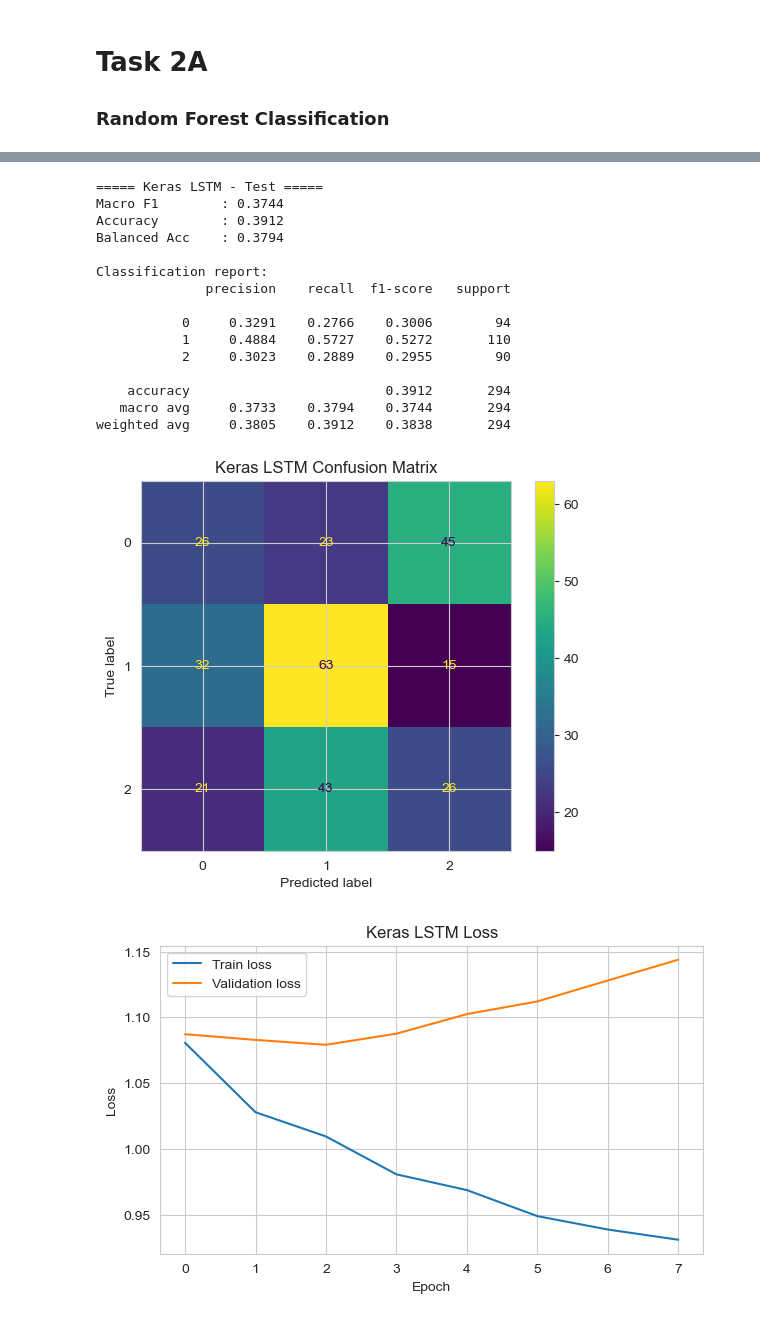
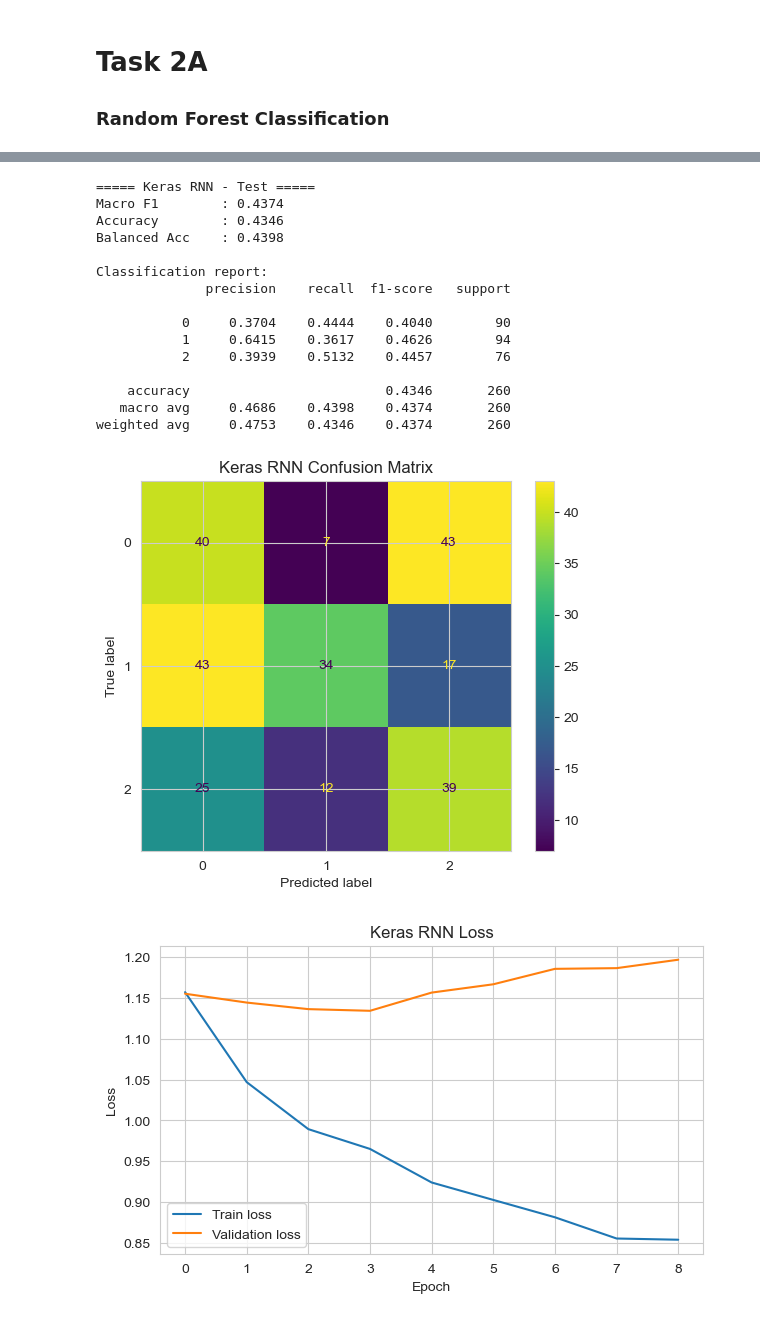
Before and after one commit to yaraberkelmans/symmetrical-guacamole, a Jupyter notebook: DataMining_A1.ipynb, the cells around one changed output, grey strips where cells are left out. Cells and saved outputs as stored; diff of their text form; code cells hidden in the pictures.

```diff
--- a/DataMining_A1.ipynb
+++ b/DataMining_A1.ipynb
@@ -464,23 +472,27 @@ NameError: name 'np' is not defined
 
 rf_data = df_model.copy().sort_values(["id", "date"]).reset_index(drop=True)
 
-gss = GroupShuffleSplit(n_splits=1, test_size=0.25, random_state=SEED)
+gss = GroupShuffleSplit(n_splits=1, test_size=0.20, random_state=SEED)
 train_idx, test_idx = next(gss.split(rf_data, groups=rf_data["id"]))
 
+# create train and test sets
 rf_train = rf_data.iloc[train_idx].copy()
 rf_test  = rf_data.iloc[test_idx].copy()
 
 rf_edges = make_class_bins_from_train(rf_train["target_mood"].values, n_classes=N_CLASSES)
+
+# apply bins to create labels
 rf_train["target_class"] = apply_bins(rf_train["target_mood"], rf_edges)
 rf_test["target_class"]  = apply_bins(rf_test["target_mood"], rf_edges)
 
+# define features and targets
 X_train_rf = rf_train[feat_cols_model]
 y_train_rf = rf_train["target_class"]
 groups_rf  = rf_train["id"]
-
 X_test_rf = rf_test[feat_cols_model]
 y_test_rf = rf_test["target_class"]
 
+# check shapes and bin edges
 print("RF train shape:", X_train_rf.shape)
 print("RF test shape :", X_test_rf.shape)
 print("Class bin edges:", rf_edges)
@@ -586,29 +567,29 @@ weighted avg     0.1866    0.4320    0.2606       294
 # %%
-# ===== 2A - Keras temporal data prep =====
-# daily_final should be your daily time-series dataframe from earlier steps
-# expected columns include: id, date, mood, and daily predictors
+#  Keras temporal data prep
 
-SEQ_LEN = WINDOW if "WINDOW" in globals() else 3
+SEQ_LEN = WINDOW
 
 rnn_feature_cols = [c for c in daily_final.columns if c not in ["id", "date", "mood"]]
 rnn_base = daily_final.copy().sort_values(["id", "date"]).reset_index(drop=True)
 
-# use same subject split as RF for fair comparison
 train_subjects = set(rf_train["id"].unique())
 test_subjects = set(rf_test["id"].unique())
 
 rnn_train_base = rnn_base[rnn_base["id"].isin(train_subjects)].copy()
 rnn_test_base  = rnn_base[rnn_base["id"].isin(test_subjects)].copy()
 
-# build class bins from TRAIN ONLY
+# build class bins
 rnn_edges = make_class_bins_from_train(rnn_train_base["mood"].values, n_classes=N_CLASSES)
 
-# scale on TRAIN ONLY
+# scaling on train
 scaler_rnn = StandardScaler()
 rnn_train_base[rnn_feature_cols] = scaler_rnn.fit_transform(rnn_train_base[rnn_feature_cols])
 rnn_test_base[rnn_feature_cols]  = scaler_rnn.transform(rnn_test_base[rnn_feature_cols])
 
 def build_sequences(df_daily, feature_cols, seq_len, class_edges):
+    """
+    Convert daily time-series data into fixed-length sequences for RNN training
+    """
     X_seq, y_seq, ids_seq, dates_seq = [], [], [], []
 
     for pid, g in df_daily.groupby("id"):
@@ -648,6 +629,5 @@ Test class counts : {0: 94, 1: 110, 2: 90}
 # %%
-# ===== 2A - Keras RNN/LSTM model =====
-from sklearn.utils.class_weight import compute_class_weight
+# RNN model
 
 classes = np.arange(N_CLASSES)
 class_weights = compute_class_weight(
@@ -659,7 +639,7 @@ class_weight_dict = {i: w for i, w in enumerate(class_weights)}
 print("Class weights:", class_weight_dict)
 
 model = Sequential([
-    LSTM(64, input_shape=(X_train_seq.shape[1], X_train_seq.shape[2])),
+    SimpleRNN(64, input_shape=(X_train_seq.shape[1], X_train_seq.shape[2])),
     Dropout(0.2),
     Dense(32, activation="relu"),
     Dense(N_CLASSES, activation="softmax")
@@ -727,49 +709,49 @@ Epoch 8/30
 # %%
-# ===== 2A - evaluate Keras model =====
+# evaluate
 y_prob_rnn = model.predict(X_test_seq, verbose=0)
 y_pred_rnn = np.argmax(y_prob_rnn, axis=1)
 
-print_eval("Keras LSTM - Test", y_test_seq, y_pred_rnn)
+print_eval("Keras RNN - Test", y_test_seq, y_pred_rnn)
 
 cm_rnn = confusion_matrix(y_test_seq, y_pred_rnn)
 disp = ConfusionMatrixDisplay(confusion_matrix=cm_rnn)
 disp.plot()
-plt.title("Keras LSTM Confusion Matrix")
+plt.title("Keras RNN Confusion Matrix")
 plt.show()
 
-# ===== 2A - Keras training curves =====
+# training curves
 plt.figure(figsize=(7, 4))
 plt.plot(history.history["loss"], label="Train loss")
 plt.plot(history.history["val_loss"], label="Validation loss")
 plt.legend()
-plt.title("Keras LSTM Loss")
+plt.title("Keras RNN Loss")
 plt.xlabel("Epoch")
 plt.ylabel("Loss")
 plt.show()
 
 plt.figure(figsize=(7, 4))
 plt.plot(history.history["accuracy"], label="Train accuracy")
 plt.plot(history.history["val_accuracy"], label="Validation accuracy")
 plt.legend()
-plt.title("Keras LSTM Accuracy")
+plt.title("Keras RNN Accuracy")
 plt.xlabel("Epoch")
 plt.ylabel("Accuracy")
 plt.show()
 # %% [output]
-===== Keras LSTM - Test =====
-Macro F1        : 0.3744
-Accuracy        : 0.3912
-Balanced Acc    : 0.3794
+===== Keras RNN - Test =====
+Macro F1        : 0.4374
+Accuracy        : 0.4346
+Balanced Acc    : 0.4398
 
 Classification report:
               precision    recall  f1-score   support
 
-           0     0.3291    0.2766    0.3006        94
-           1     0.4884    0.5727    0.5272       110
-           2     0.3023    0.2889    0.2955        90
+           0     0.3704    0.4444    0.4040        90
+           1     0.6415    0.3617    0.4626        94
+           2     0.3939    0.5132    0.4457        76
 
-    accuracy                         0.3912       294
-   macro avg     0.3733    0.3794    0.3744       294
-weighted avg     0.3805    0.3912    0.3838       294
+    accuracy                         0.4346       260
+   macro avg     0.4686    0.4398    0.4374       260
+weighted avg     0.4753    0.4346    0.4374       260
-[figure, old version]
+[figure, new version]
-[figure, old version]
+[figure, new version]
```
Also changed, not shown: parts of 15 cells of this notebook.
